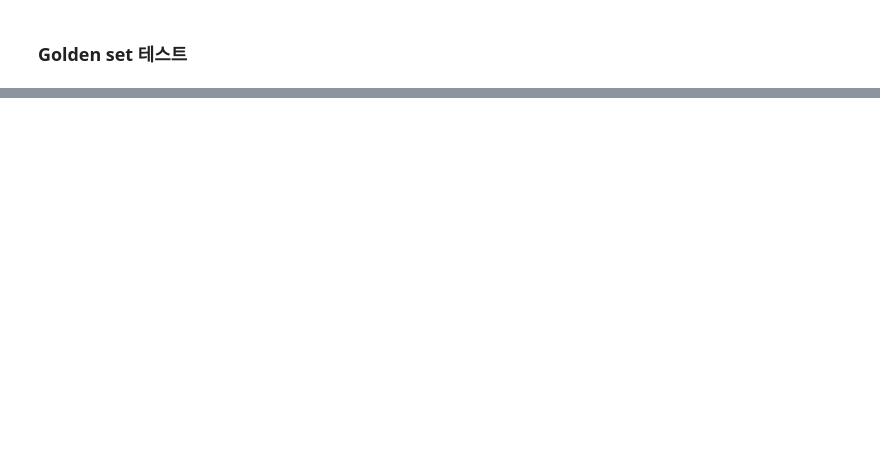
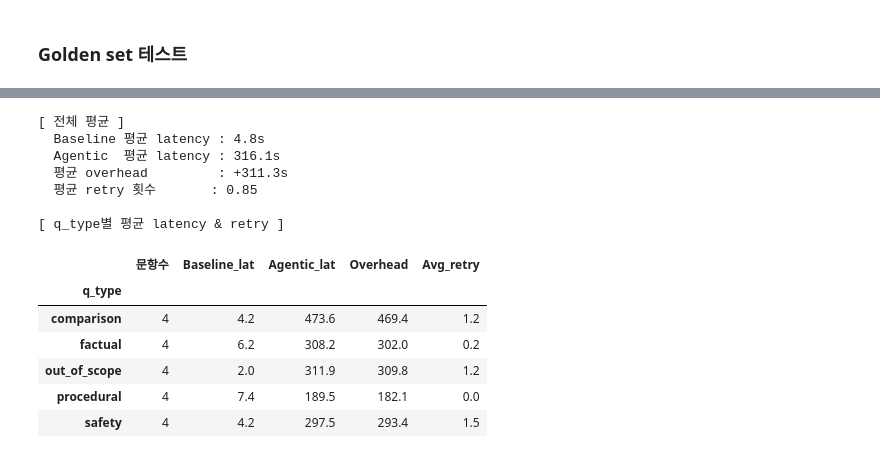
Before and after one commit to seohyun408/Advanced_RAG, a Jupyter notebook: notebooks/week7_evaluation.ipynb, the cells around one changed output, grey strips where cells are left out. Cells and saved outputs as stored; diff of their text form; code cells hidden in the pictures; blank space fills up the shorter version.

```diff
--- a/notebooks/week7_evaluation.ipynb
+++ b/notebooks/week7_evaluation.ipynb
@@ -899,10 +610,0 @@ display(type_summary)
-# %%
-retry_by_type = {}
-for i, (_, row) in enumerate(golden_df.iterrows()):
-    q_type = row['q_type']
-    retry  = agentic_all[i]['retry_count']
-    retry_by_type.setdefault(q_type, []).append(retry)
-
-print('[Agentic RAG] q_type별 평균 retry 횟수')
-for q_type, retries in sorted(retry_by_type.items()):
-    print(f'  {q_type:15s}: avg={sum(retries)/len(retries):.2f}, max={max(retries)}')
@@ -1122,0 +730,50 @@ safety              3     2.0       4.1     459.0  거절 정확도=1.00
+# %%
+# ── 1. Latency & Retry 통계 ──────────────────────────────────────────
+rows = []
+for i, row in golden_df.iterrows():
+    b = baseline_all[i]
+    a = agentic_all[i]
+    rows.append({
+        'q_type'         : row['q_type'],
+        'b_latency'      : b['total_latency'],
+        'a_latency'      : a['total_latency'],
+        'overhead'       : a['total_latency'] - b['total_latency'],
+        'retry_count'    : a.get('retry_count', 0),
+        'grade_result'   : a.get('grade_result', ''),
+        'a_is_refusal'   : is_refusal(a['answer']),
+        'b_is_refusal'   : is_refusal(b['answer']),
+    })
+
+stats_df = pd.DataFrame(rows)
+
+print('[ 전체 평균 ]')
+print(f"  Baseline 평균 latency : {stats_df['b_latency'].mean():.1f}s")
+print(f"  Agentic  평균 latency : {stats_df['a_latency'].mean():.1f}s")
+print(f"  평균 overhead         : +{stats_df['overhead'].mean():.1f}s")
+print(f"  평균 retry 횟수       : {stats_df['retry_count'].mean():.2f}")
+print()
+
+print('[ q_type별 평균 latency & retry ]')
+type_stats = stats_df.groupby('q_type').agg(
+    문항수=('b_latency', 'count'),
+    Baseline_lat=('b_latency', 'mean'),
+    Agentic_lat=('a_latency', 'mean'),
+    Overhead=('overhead', 'mean'),
+    Avg_retry=('retry_count', 'mean'),
+).round(1)
+display(type_stats)
+# %% [output]
+[ 전체 평균 ]
+  Baseline 평균 latency : 4.8s
+  Agentic  평균 latency : 316.1s
+  평균 overhead         : +311.3s
+  평균 retry 횟수       : 0.85
+
+[ q_type별 평균 latency & retry ]
+|  | 문항수 | Baseline_lat | Agentic_lat | Overhead | Avg_retry |
+| q_type |  |  |  |  |  |
+| comparison | 4 | 4.2 | 473.6 | 469.4 | 1.2 |
+| factual | 4 | 6.2 | 308.2 | 302.0 | 0.2 |
+| out_of_scope | 4 | 2.0 | 311.9 | 309.8 | 1.2 |
+| procedural | 4 | 7.4 | 189.5 | 182.1 | 0.0 |
+| safety | 4 | 4.2 | 297.5 | 293.4 | 1.5 |
```
Also changed, not shown: parts of 26 cells of this notebook, 18 other files.
